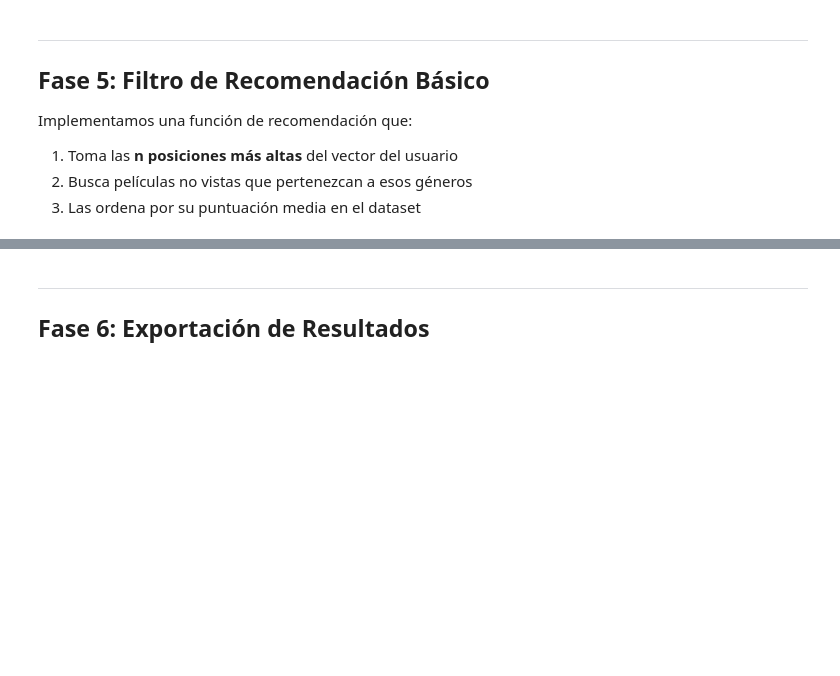
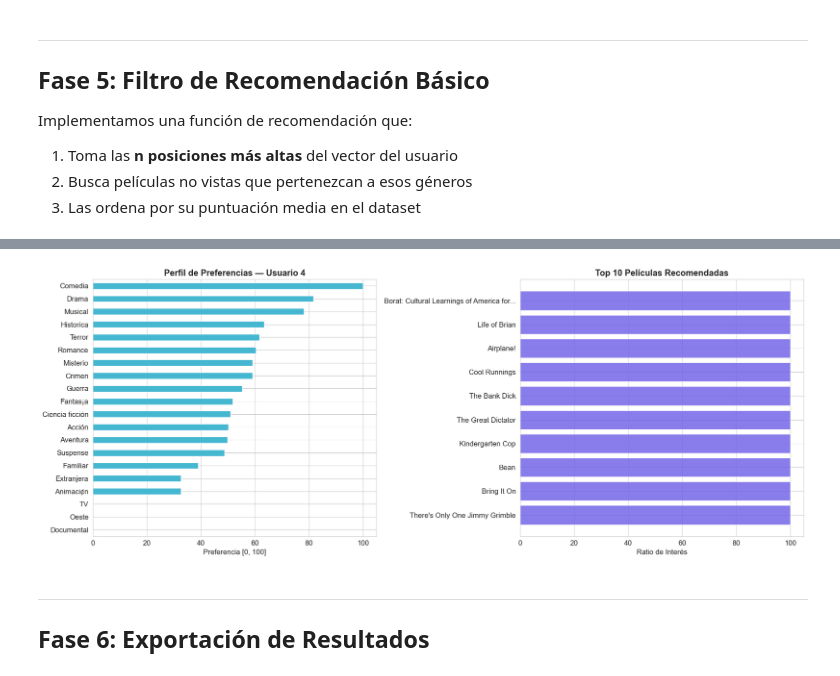
Before and after one commit to Jordieee/Trabajo_Recomendadores, a Jupyter notebook: trabajo2_datos_base.ipynb, the cells around one changed output, grey strips where cells are left out. Saved outputs shown, nothing was run; the diff lists cells and outputs as text; code cells hidden in the pictures; blank space fills up the shorter version.

```diff
--- a/trabajo2_datos_base.ipynb
+++ b/trabajo2_datos_base.ipynb
@@ -444,7 +625,7 @@ test_user = users[0]
 print(f"🔍 Validación manual para Usuario {test_user}")
 print("=" * 70)
 
-user_ratings = df_ratings_valid[df_ratings_valid['userId'] == test_user]
+user_ratings = df_train[df_train['userId'] == test_user]
 print(f"\nPelículas valoradas: {len(user_ratings)}")
 
 # Mostrar detalle de cada película y sus géneros
@@ -563,14 +739,9 @@ def recomendar(user_id, n_top_genres=5, n_recomendaciones=10, df_pref=df_prefere
 # %%
 # Ejemplo de recomendación
 test_user_rec = users[3]  # Tomamos un usuario con bastantes ratings
-n_top = 5
 
-recomendaciones, top_genres = recomendar(test_user_rec, n_top_genres=n_top, n_recomendaciones=15)
+recomendaciones = recomendar(test_user_rec, n_recomendaciones=15)
 
 print(f"🎯 Recomendaciones para Usuario {test_user_rec}")
-print(f"\n🏆 Top {n_top} géneros preferidos:")
-for genre, score in top_genres.items():
-    print(f"   {genre}: {score:.3f}")
-
-print(f"\n🎬 Top 15 Películas Recomendadas:")
+print(f"\n🎬 Top 15 Películas Recomendadas ordenadas por Ratio de interés:")
 recomendaciones
@@ -577,30 +768,30 @@ recomendaciones
 # %%
 # Visualizar el perfil del usuario y sus recomendaciones
 fig, axes = plt.subplots(1, 2, figsize=(18, 7))
 
 # Perfil del usuario
-user_profile = df_preferences_norm.loc[test_user_rec].dropna().sort_values(ascending=True)
-colors_profile = ['#FF6B6B' if name in top_genres.index else '#45B7D1' for name in user_profile.index]
-user_profile.plot(kind='barh', ax=axes[0], color=colors_profile, edgecolor='white')
+user_profile = df_preferences_norm.loc[test_user_rec].sort_values(ascending=True)
+user_profile.plot(kind='barh', ax=axes[0], color='#45B7D1', edgecolor='white')
 axes[0].set_title(f'Perfil de Preferencias — Usuario {test_user_rec}', fontweight='bold')
-axes[0].set_xlabel('Preferencia Normalizada')
-axes[0].legend(['Género Top seleccionado', 'Otros géneros'], loc='lower right')
+axes[0].set_xlabel('Preferencia [0, 100]')
 
 # Scores de las recomendaciones
 if len(recomendaciones) > 0:
     rec_display = recomendaciones.head(10)
     y_pos = range(len(rec_display))
-    axes[1].barh(y_pos, rec_display['score_final'], color='#6C5CE7', edgecolor='white', alpha=0.8)
+    axes[1].barh(y_pos, rec_display['ratio_interes'], color='#6C5CE7', edgecolor='white', alpha=0.8)
     axes[1].set_yticks(y_pos)
     # Truncar títulos largos
     labels = [t[:40] + '...' if len(str(t)) > 40 else str(t) for t in rec_display['titulo']]
     axes[1].set_yticklabels(labels)
     axes[1].set_title('Top 10 Películas Recomendadas', fontweight='bold')
-    axes[1].set_xlabel('Score Final')
+    axes[1].set_xlabel('Ratio de Interés')
     axes[1].invert_yaxis()
 
 plt.tight_layout()
 plt.show()
+# %% [output]
+[figure, added]
 # %% [markdown]
 ---
 ## Fase 6: Exportación de Resultados
```
Also changed, not shown: parts of 27 cells of this notebook, 4 other files.
